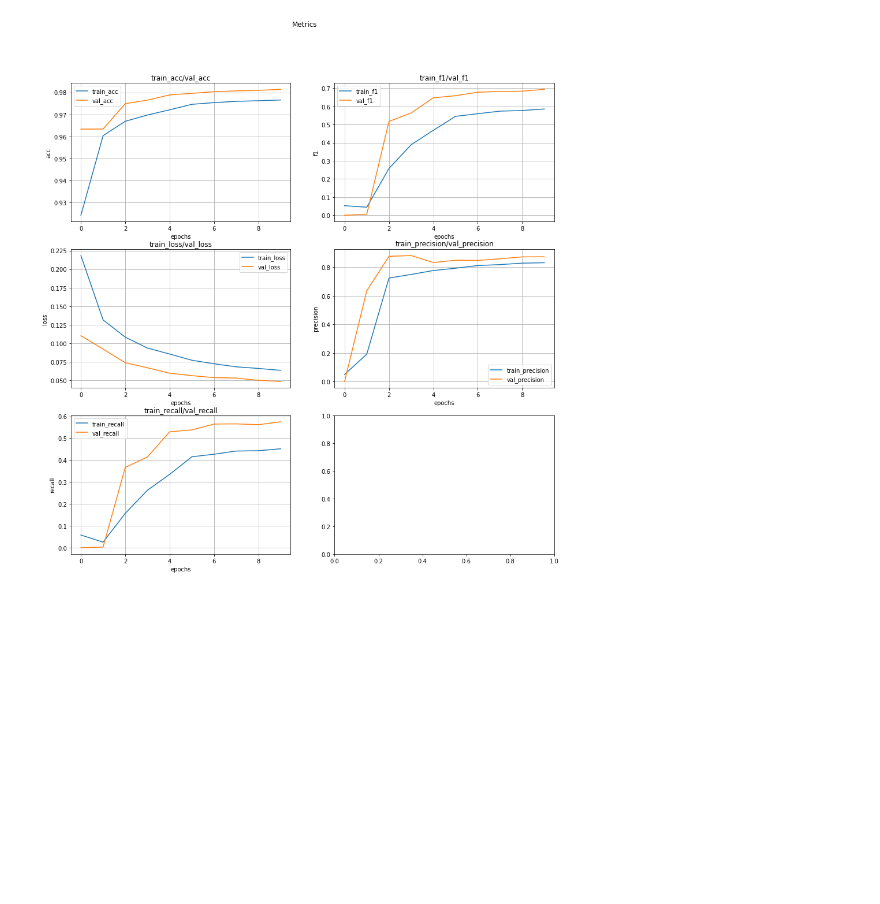
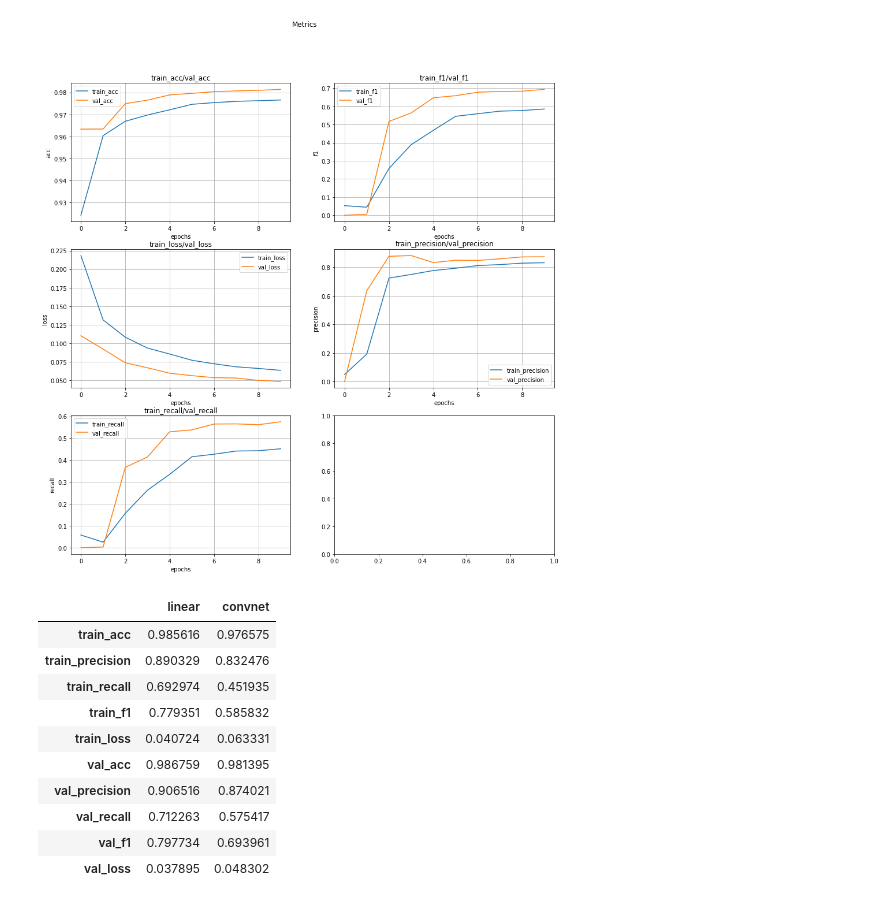
Before and after one commit to juancruzsosa/torchero, a Jupyter notebook: examples/notebooks/Text Classification with Torchero.ipynb, the cells around one changed output. Saved outputs shown, nothing was run; the diff lists cells and outputs as text; code cells hidden in the pictures; blank space fills up the shorter version.

```diff
--- a/examples/notebooks/Text Classification with Torchero.ipynb
+++ b/examples/notebooks/Text Classification with Torchero.ipynb
@@ -166,3 +166,19 @@ conv_trainer.history.plot()
 plt.show()
 # %% [output]
 [figure]
+# %%
+pd.DataFrame.from_dict({
+    'linear': linear_model_trainer.metrics,
+    'convnet': conv_trainer.metrics})
+# %% [output]
+|  | linear | convnet |
+| train_acc | 0.985616 | 0.976575 |
+| train_precision | 0.890329 | 0.832476 |
+| train_recall | 0.692974 | 0.451935 |
+| train_f1 | 0.779351 | 0.585832 |
+| train_loss | 0.040724 | 0.063331 |
+| val_acc | 0.986759 | 0.981395 |
+| val_precision | 0.906516 | 0.874021 |
+| val_recall | 0.712263 | 0.575417 |
+| val_f1 | 0.797734 | 0.693961 |
+| val_loss | 0.037895 | 0.048302 |
```
